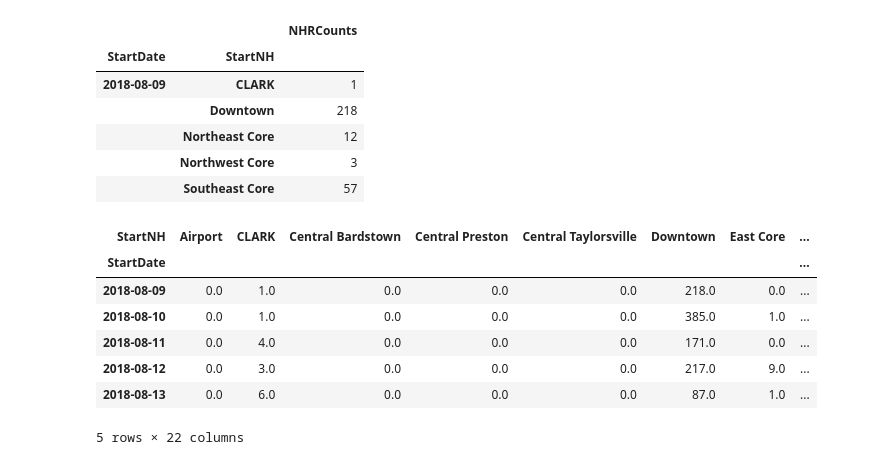
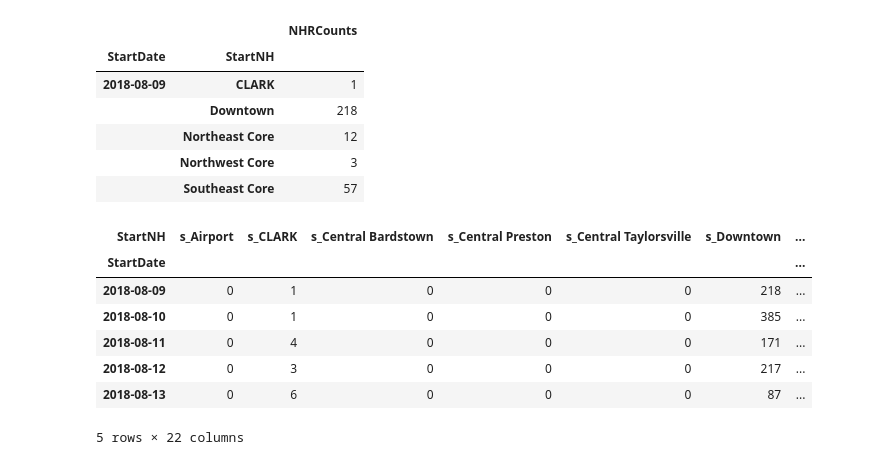
Before and after one commit to abhiram540/TripDataAnalysis-CityOfLouisville-DocklessVehicles, a Jupyter notebook: 7.6 Capstone Two Data Wrangling.ipynb, the cells around one changed output. Drawn from its saved outputs; the diff is of its cells as text; code cells hidden in the pictures.

```diff
--- a/7.6 Capstone Two Data Wrangling.ipynb
+++ b/7.6 Capstone Two Data Wrangling.ipynb
@@ -1515,13 +1514,15 @@ df_nh_rpd = df_nh_rpd.reset_index(level=['StartNH'])
-# %%
-df_nh_rpd = df_nh_rpd.pivot(columns='StartNH', values='NHRCounts').fillna(0)
-df_nh_rpd.head()
-# %% [output]
-| StartNH | Airport | CLARK | Central Bardstown | Central Preston | Central Taylorsville | Downtown | East Core | ... |
-| StartDate |  |  |  |  |  |  |  | ... |
-| 2018-08-09 | 0.0 | 1.0 | 0.0 | 0.0 | 0.0 | 218.0 | 0.0 | ... |
-| 2018-08-10 | 0.0 | 1.0 | 0.0 | 0.0 | 0.0 | 385.0 | 1.0 | ... |
-| 2018-08-11 | 0.0 | 4.0 | 0.0 | 0.0 | 0.0 | 171.0 | 0.0 | ... |
-| 2018-08-12 | 0.0 | 3.0 | 0.0 | 0.0 | 0.0 | 217.0 | 9.0 | ... |
-| 2018-08-13 | 0.0 | 6.0 | 0.0 | 0.0 | 0.0 | 87.0 | 1.0 | ... |
-5 rows × 22 columns
+# %%
+df_nh_rpd = df_nh_rpd.pivot(columns='StartNH', values='NHRCounts').fillna(0) #Replaced all NaN values with zeroes.
+df_nh_rpd = df_nh_rpd.astype(int) #Convert all vlaues in the dataframe into 'int' data type. Previously they were float64.
+df_nh_rpd = df_nh_rpd.add_prefix('s_') #Add prefix tot he column names
+df_nh_rpd.head()
+# %% [output]
+| StartNH | s_Airport | s_CLARK | s_Central Bardstown | s_Central Preston | s_Central Taylorsville | s_Downtown | ... |
+| StartDate |  |  |  |  |  |  | ... |
+| 2018-08-09 | 0 | 1 | 0 | 0 | 0 | 218 | ... |
+| 2018-08-10 | 0 | 1 | 0 | 0 | 0 | 385 | ... |
+| 2018-08-11 | 0 | 4 | 0 | 0 | 0 | 171 | ... |
+| 2018-08-12 | 0 | 3 | 0 | 0 | 0 | 217 | ... |
+| 2018-08-13 | 0 | 6 | 0 | 0 | 0 | 87 | ... |
+5 rows × 22 columns
 # %%
```
Also changed, not shown: parts of 6 cells of this notebook.
